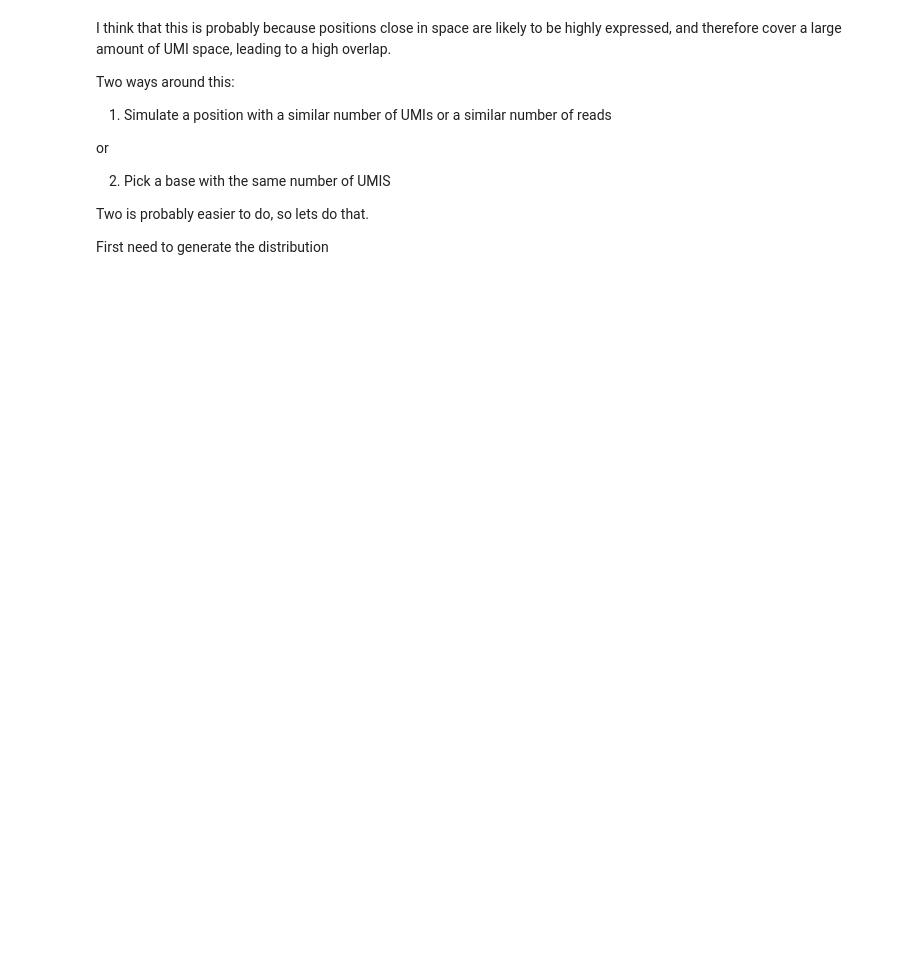
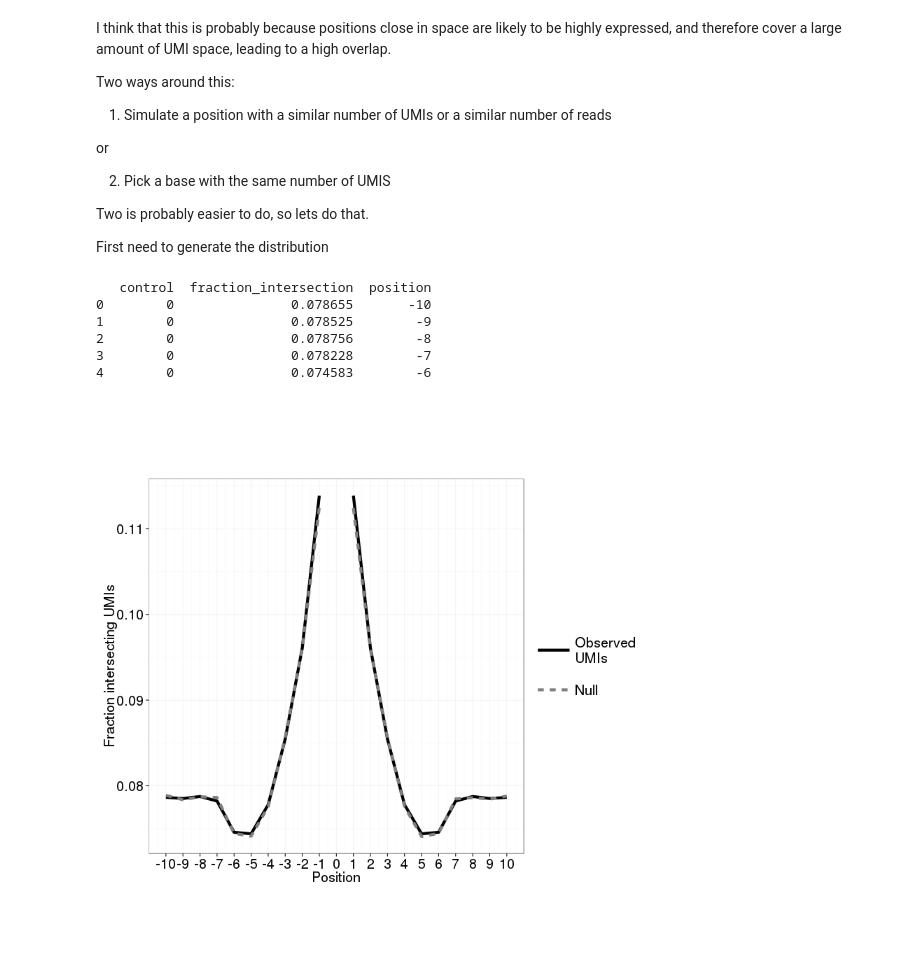
Before and after one commit to CGATOxford/UMI-tools_pipelines, a Jupyter notebook: notebooks/Examine_missalignment.ipynb, the cells around one changed output. Saved outputs shown, nothing was run; the diff lists cells and outputs as text; code cells hidden in the pictures; blank space fills up the shorter version.

```diff
--- a/notebooks/Examine_missalignment.ipynb
+++ b/notebooks/Examine_missalignment.ipynb
@@ -279,11 +270,12 @@ for contig in umi_pos:
 
                 this = umi_pos[contig][position]
                 other = umi_pos[contig][position + distance]
-                rand_other = {umi: count for umi, count in zip(np.random.choice(umi_dist["index"],
-                                                    size=len(other.keys()),
-                                                    replace=False,
-                                                    p=umi_dist["freq"]),
-                                              other.values())}
+                rand_other = {umi: count for umi, count in
+                              zip(np.random.choice(umi_dist["index"],
+                                                   size=len(other.keys()),
+                                                   replace=False,
+                                                   p=umi_dist["freq"]),
+                                  other.values())}
                 intersection_fraction_dict[distance].append(getIntersecionFraction(this, other))
                 weighted_intersection_fraction_dict[distance].append(getWeightedIntersecionFraction(
                         this, other))
@@ -332,3 +324,34 @@ df = pd.DataFrame({"control":control,
                    "fraction_intersection":fraction_intersection,
                    "position": positions})
 print df.head()
+# %% [output]
+   control  fraction_intersection  position
+0        0               0.078655       -10
+1        0               0.078525        -9
+2        0               0.078756        -8
+3        0               0.078228        -7
+4        0               0.074583        -6
+# %%
+%%R -i df -w 800 -h 800
+library(ggplot2)
+library(grid)
+m_txt = element_text(size=20)
+
+p = ggplot(df, aes(position, fraction_intersection, colour=as.factor(control), group=control)) +
+geom_line(size=2, aes(linetype=as.factor(control))) +
+scale_colour_manual(name="", values=c("black", "grey50"), labels=c("Observed\nUMIs", "Null")) +
+scale_linetype_discrete(name="", labels=c("Observed\nUMIs", "Null")) +
+xlab("Position") + ylab("Fraction intersecting UMIs") +
+scale_x_continuous(breaks=seq(-10,10,1), limits=c(-10,10)) +
+theme_bw() +
+theme(
+axis.text=m_txt,
+axis.title=m_txt,
+legend.text=m_txt,
+legend.key.size=unit(2, "cm"),
+legend.key = element_blank(),
+aspect.ratio=1)
+
+print(p)
+# %% [output]
+[figure, added]
```
Also changed, not shown: parts of 7 cells of this notebook.
